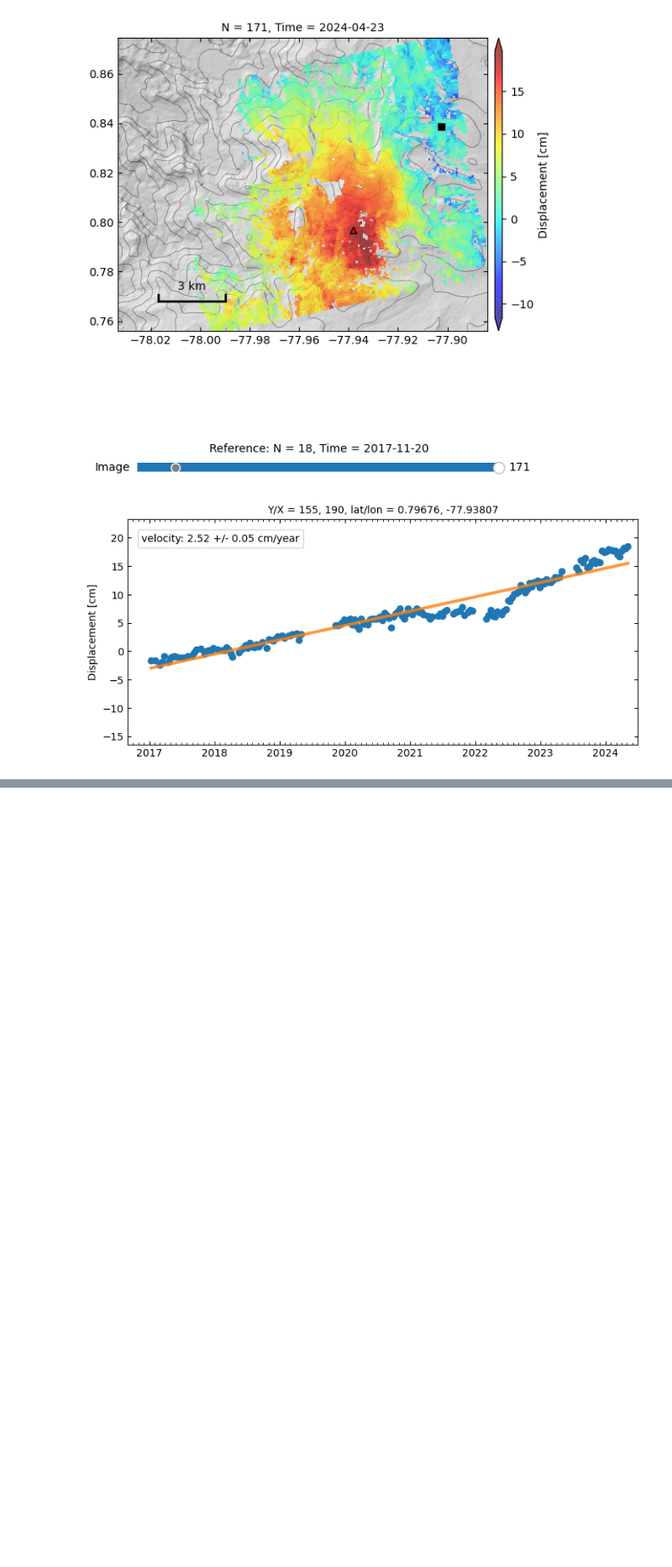
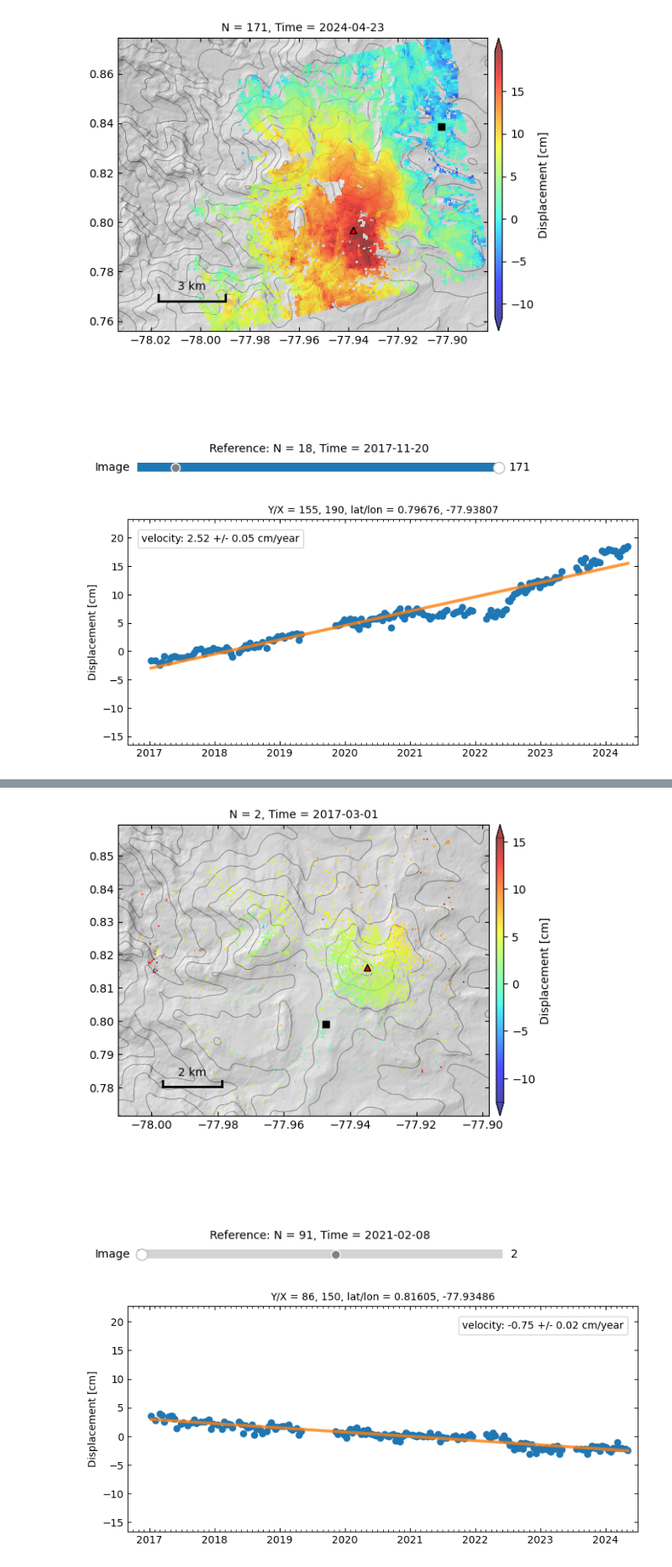
Before and after one commit to geodesymiami/PlotData-notebooks, a Jupyter notebook: Chiles-CerroNegro.ipynb, the cells around one changed output, grey strips where cells are left out. Shown at 84% size. Cells and saved outputs as stored; diff of their text form; code cells hidden in the pictures; blank space fills up the shorter version.

```diff
--- a/Chiles-CerroNegro.ipynb
+++ b/Chiles-CerroNegro.ipynb
@@ -48,0 +81,11 @@ tsview.main(cmd.split())
+# %%
+%%capture --no-display
+# %matplotlib widget
+scratch = os.getenv('SCRATCHDIR')
+
+ts_file = os.path.expanduser(scratch + '/Chiles-CerroNegroSenAT120/miaplpy/network_delaunay/S1_IW2_120_1184_1185_20170112_XXXXXXXX.he5')
+cmd = f'{ts_file} --yx 86 150 --figsize 9 4 --dem {scratch}/Chiles-CerroNegroSenDT142/dem/Chiles-CerroNegro_dem.tif --shade-exag 0.01'
+tsview.main(cmd.split())
+# %% [output]
+[figure, added]
+[figure, added]
```
Also changed, not shown: parts of 4 cells of this notebook.
